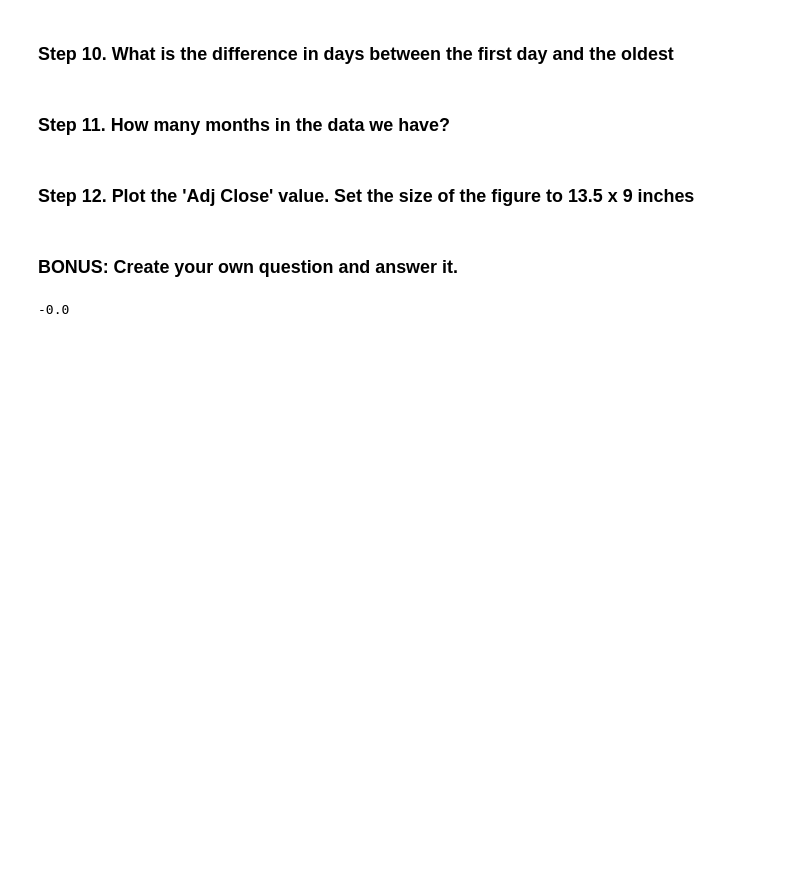
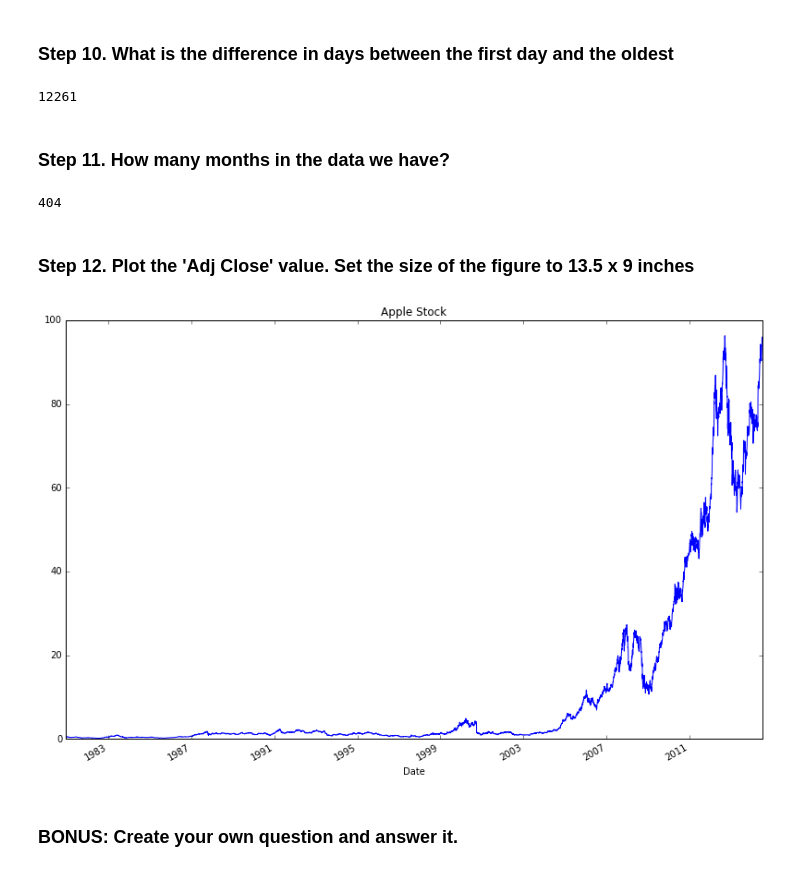
Before and after one commit to qkhanh711/Homework-pandas, a Jupyter notebook: 09_Time_Series/Apple_Stock/Exercises.ipynb, the cells around one changed output. Cells and saved outputs as stored; diff of their text form; code cells hidden in the pictures; blank space fills up the shorter version.

```diff
--- a/09_Time_Series/Apple_Stock/Exercises.ipynb
+++ b/09_Time_Series/Apple_Stock/Exercises.ipynb
@@ -28,0 +21,5 @@ apple = pd.DataFrame(data)
+# %%
+url = 'https://raw.githubusercontent.com/guipsamora/pandas_exercises/master/09_Time_Series/Apple_Stock/appl_1980_2014.csv'
+apple = pd.read_csv(url)
+
+apple.head()
@@ -49,4 +46,6 @@ memory usage: 463.1+ KB
 # %% [markdown]
 ### Step 5. Transform the Date column as a datetime type
 # %%
-apple['Date'] = pd.to_datetime(apple['Date'])
+apple.Date = pd.to_datetime(apple.Date)
+
+apple['Date'].head()
@@ -53,4 +59,6 @@ apple['Date'] = pd.to_datetime(apple['Date'])
 # %% [markdown]
 ### Step 6.  Set the date as the index
 # %%
-apple.set_index('Date', inplace=True)
+apple = apple.set_index('Date')
+
+apple.head()
@@ -81,15 +105,25 @@ TypeError: Only valid with DatetimeIndex, TimedeltaIndex or PeriodIndex, but got
 # %% [markdown]
 ### Step 10.  What is the difference in days between the first day and the oldest
+# %%
+(apple.index.max() - apple.index.min()).days
+# %% [output]
+12261
 # %% [markdown]
 ### Step 11.  How many months in the data we have?
+# %%
+apple_months = apple.resample('BM').mean()
+
+len(apple_months.index)
+# %% [output]
+404
 # %% [markdown]
 ### Step 12. Plot the 'Adj Close' value. Set the size of the figure to 13.5 x 9 inches
+# %%
+appl_open = apple['Adj Close'].plot(title = "Apple Stock")
+
+fig = appl_open.get_figure()
+fig.set_size_inches(13.5, 9)
+# %% [output]
+[figure, added]
 # %% [markdown]
 ### BONUS: Create your own question and answer it.
-# %%
-import math
-
-entropy = -5/7 * math.log2(5/7) - 2/7 * math.log2(2/7)
-# print(entropy)
-# %% [output]
--0.0
```
Also changed, not shown: parts of 14 cells of this notebook, 25 other files.
